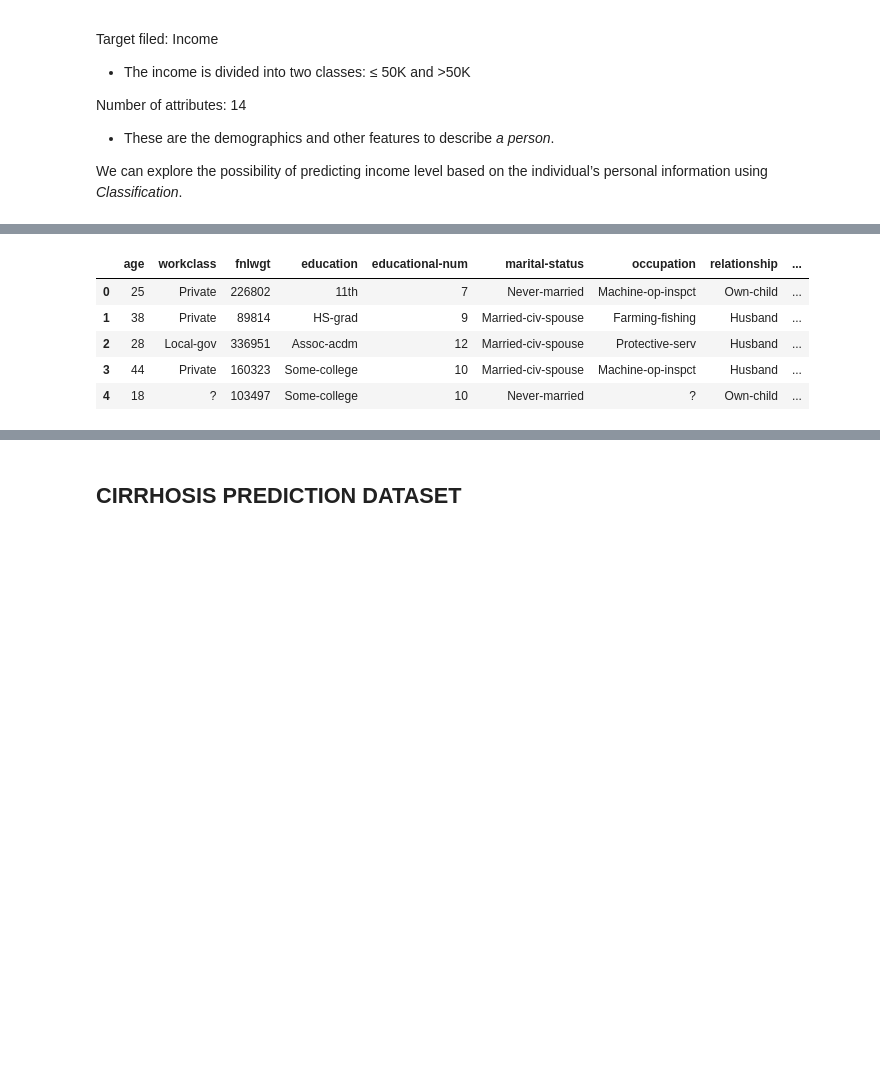
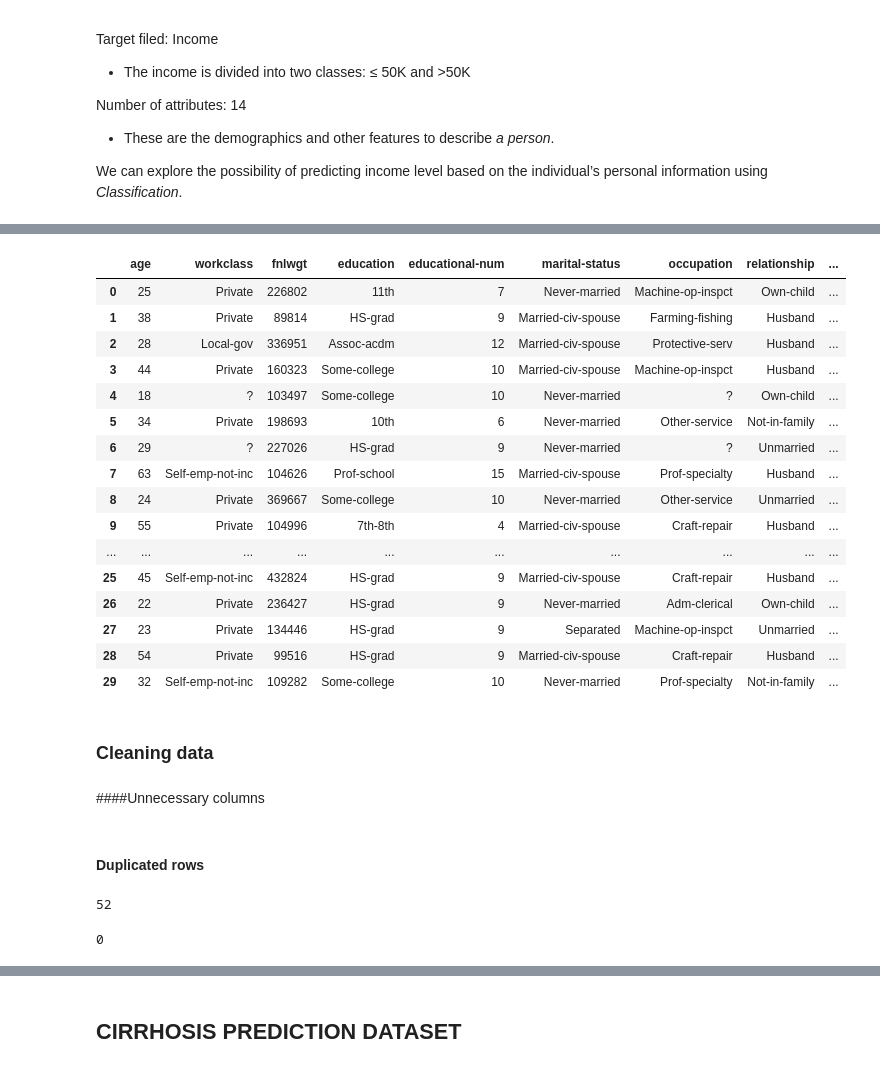
Before and after one commit to UKashNK/Income-prediction-and-Cirrhosis-prediction, a Jupyter notebook: PROJECT_2.ipynb, the cells around one changed output, grey strips where cells are left out. Drawn from its saved outputs; the diff is of its cells as text; code cells hidden in the pictures; blank space fills up the shorter version.

```diff
--- a/PROJECT_2.ipynb
+++ b/PROJECT_2.ipynb
@@ -63,9 +114,24 @@ df_adult=pd.read_csv(fpath_adult)
 # %%
-df_adult.head()
+df_adult.head(30)
 # %% [output]
 |  | age | workclass | fnlwgt | education | educational-num | marital-status | occupation | relationship | ... |
 | 0 | 25 | Private | 226802 | 11th | 7 | Never-married | Machine-op-inspct | Own-child | ... |
 | 1 | 38 | Private | 89814 | HS-grad | 9 | Married-civ-spouse | Farming-fishing | Husband | ... |
 | 2 | 28 | Local-gov | 336951 | Assoc-acdm | 12 | Married-civ-spouse | Protective-serv | Husband | ... |
 | 3 | 44 | Private | 160323 | Some-college | 10 | Married-civ-spouse | Machine-op-inspct | Husband | ... |
 | 4 | 18 | ? | 103497 | Some-college | 10 | Never-married | ? | Own-child | ... |
+| 5 | 34 | Private | 198693 | 10th | 6 | Never-married | Other-service | Not-in-family | ... |
+| 6 | 29 | ? | 227026 | HS-grad | 9 | Never-married | ? | Unmarried | ... |
+| 7 | 63 | Self-emp-not-inc | 104626 | Prof-school | 15 | Married-civ-spouse | Prof-specialty | Husband | ... |
+| 8 | 24 | Private | 369667 | Some-college | 10 | Never-married | Other-service | Unmarried | ... |
+| 9 | 55 | Private | 104996 | 7th-8th | 4 | Married-civ-spouse | Craft-repair | Husband | ... |
+| ... | ... | ... | ... | ... | ... | ... | ... | ... | ... |
+| 25 | 45 | Self-emp-not-inc | 432824 | HS-grad | 9 | Married-civ-spouse | Craft-repair | Husband | ... |
+| 26 | 22 | Private | 236427 | HS-grad | 9 | Never-married | Adm-clerical | Own-child | ... |
+| 27 | 23 | Private | 134446 | HS-grad | 9 | Separated | Machine-op-inspct | Unmarried | ... |
+| 28 | 54 | Private | 99516 | HS-grad | 9 | Married-civ-spouse | Craft-repair | Husband | ... |
+| 29 | 32 | Self-emp-not-inc | 109282 | Some-college | 10 | Never-married | Prof-specialty | Not-in-family | ... |
+# %% [markdown]
+### Cleaning data
+# %% [markdown]
+####Unnecessary columns
@@ -71,0 +141,13 @@ df_adult.head()
+# %% [markdown]
+#### Duplicated rows
+# %%
+#Duplicatedc rows
+
+df_adult.duplicated().sum()
+# %% [output]
+52
+# %%
+df_adult=df_adult.drop_duplicates()
+df_adult.duplicated().sum()
+# %% [output]
+0
```
Also changed, not shown: parts of 35 cells of this notebook.
